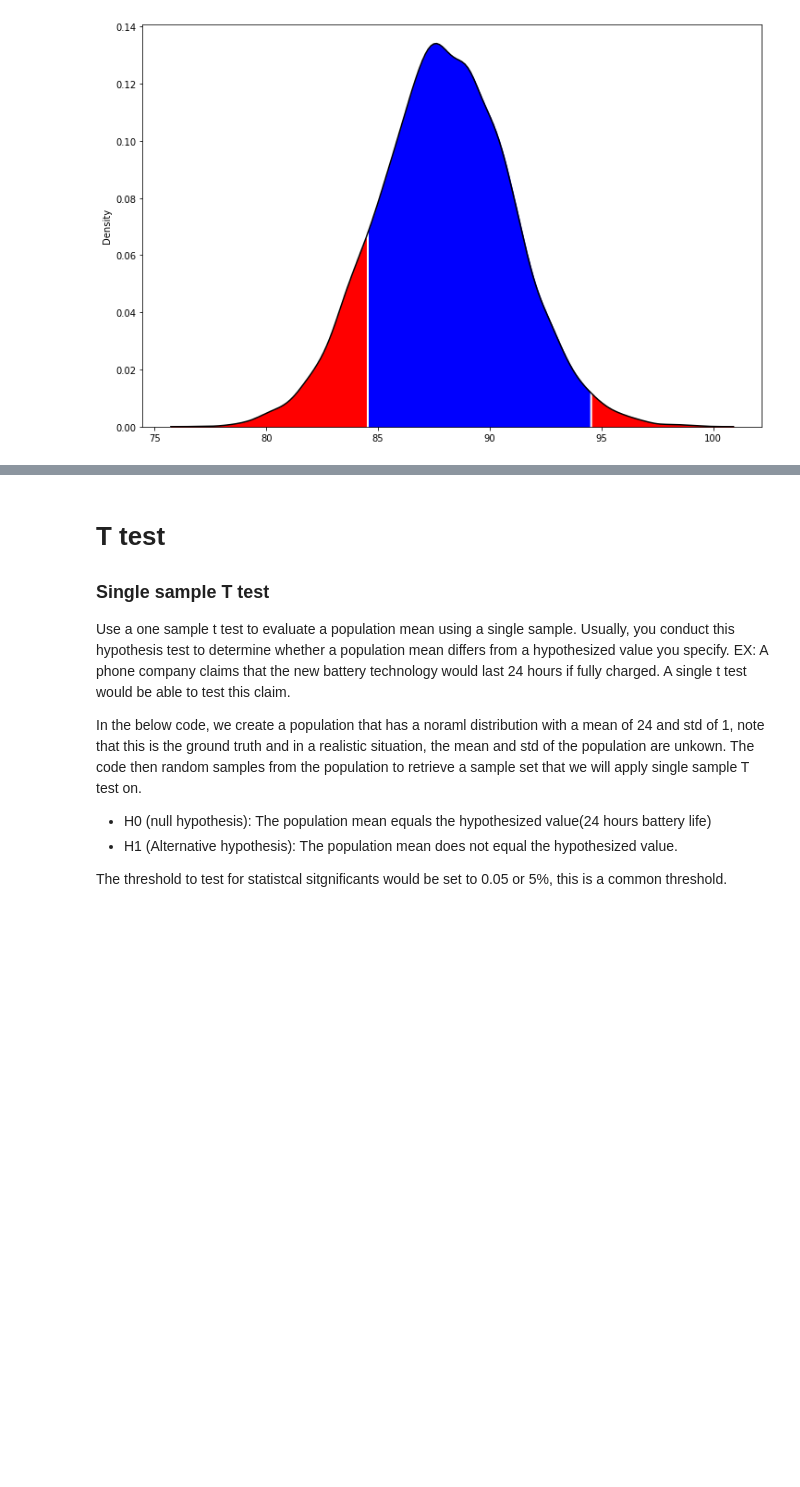
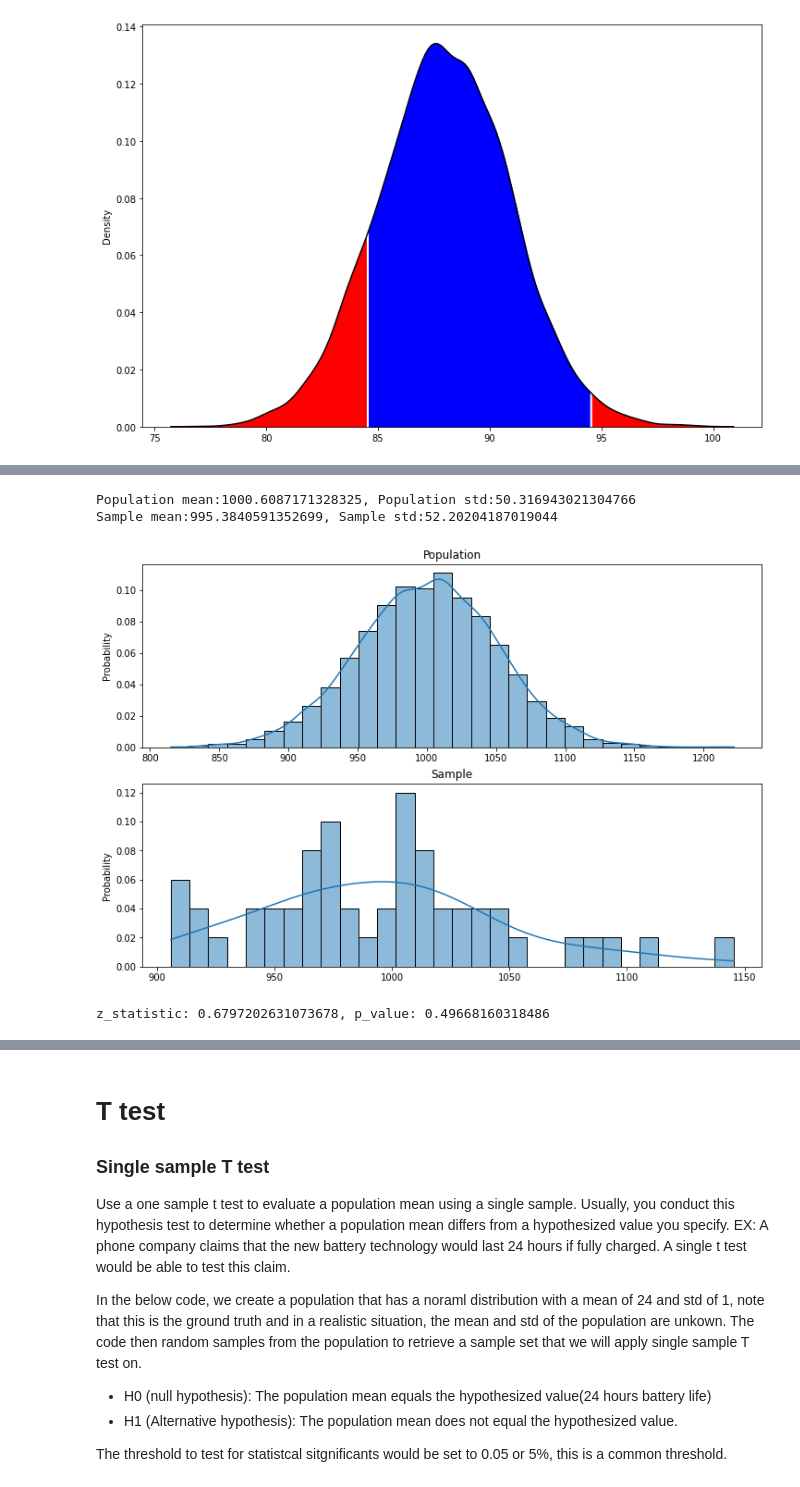
Before and after one commit to chris199713/Hypothesis_test, a Jupyter notebook: Hypothesis_testing.ipynb, the cells around one changed output, grey strips where cells are left out. Cells and saved outputs as stored; diff of their text form; code cells hidden in the pictures; blank space fills up the shorter version.

Commit message:
z test and p values

```diff
--- a/Hypothesis_testing.ipynb
+++ b/Hypothesis_testing.ipynb
@@ -163,0 +231,44 @@ Probability of pitch speed faster than 94.5 or lower than 84.5 mph: 13.81 %
+# %%
+# The population is set with mean = 1000 hours and std = 50, since the underlying mean is 1000
+# We should get a conclusion that fail to reject H0
+population_lifespan = np.random.normal(1000, 50, 10000)
+sample_lifespan= np.random.choice(population_lifespan,size = 50)
+
+fig,ax = plt.subplots(nrows = 2, ncols = 1,figsize = (12,8))
+
+sns.histplot(population_lifespan, bins=30, kde=True, stat='probability',ax = ax[0], label = 'Population')
+sns.histplot(sample_lifespan, bins=30, kde=True, stat='probability',ax = ax[1],label = 'Sample')
+
+print(f'Population mean:{population_lifespan.mean()}, Population std:{population_lifespan.std()}')
+print(f'Sample mean:{sample_lifespan.mean()}, Sample std:{sample_lifespan.std()}')
+
+ax[0].set_title('Population')
+ax[1].set_title('Sample')
+
+plt.show()
+# %% [output]
+Population mean:1000.6087171328325, Population std:50.316943021304766
+Sample mean:995.3840591352699, Sample std:52.20204187019044
+[figure, added]
+# %%
+# We set the threshold to 0.05 which is fairly common
+# Calculate the Z statistic and Pvalue
+# Sample mean
+sample_mean = sample_lifespan.mean()
+
+# Population mean
+population_mean = 1000
+
+# Population standard deviation
+population_std = 50
+
+# Sample size
+sample_size = 50
+z_statistic = (sample_mean - population_mean) / (population_std / (sample_size ** 0.5))
+
+p_value = 2 * (1 - stats.norm.cdf(abs(z_statistic))) # For a two-tailed test, double the p-value
+
+print(f'z_statistic: {z_statistic}, p_value: {p_value}')
+# Because P value is greater than the threshold of 0.05, we fail to reject H0, which should be true givien that we know the population mean is set to 1000.
+# %% [output]
+z_statistic: 0.6797202631073678, p_value: 0.49668160318486
```
Also changed, not shown: parts of 14 cells of this notebook.
